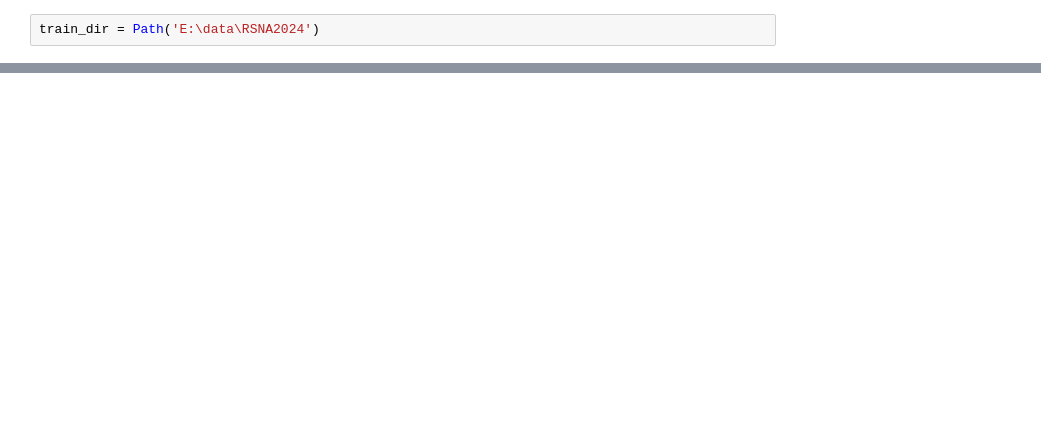
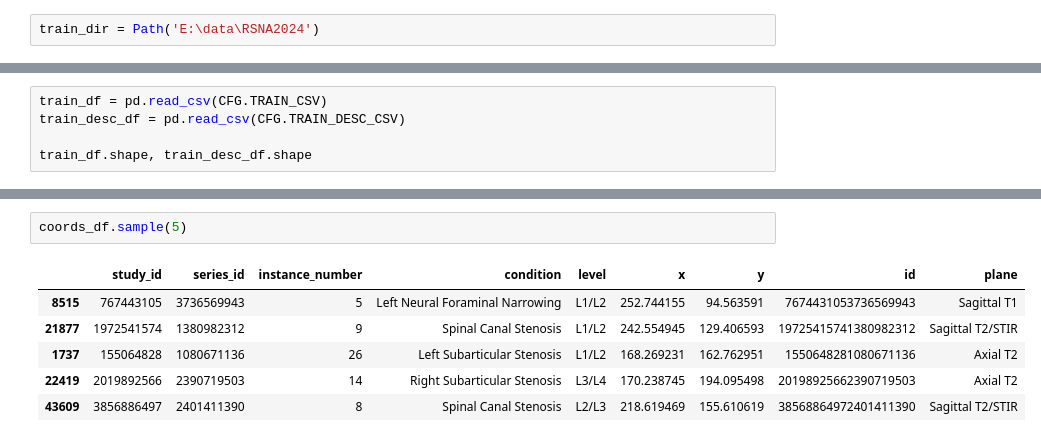
Before and after one commit to rosulucian/deep_learning_playground, a Jupyter notebook: kaggle/RSNA/EDA.ipynb, the cells around one changed output, grey strips where cells are left out. Cells and saved outputs as stored; diff of their text form; blank space fills up the shorter version.

```diff
--- a/kaggle/RSNA/EDA.ipynb
+++ b/kaggle/RSNA/EDA.ipynb
@@ -13,0 +23,5 @@ class CFG:
+# %%
+train_df = pd.read_csv(CFG.TRAIN_CSV)
+train_desc_df = pd.read_csv(CFG.TRAIN_DESC_CSV)
+
+train_df.shape, train_desc_df.shape
@@ -13,0 +111,9 @@ class CFG:
+# %%
+coords_df.sample(5)
+# %% [output]
+|  | study_id | series_id | instance_number | condition | level | x | y | id | plane |
+| 8515 | 767443105 | 3736569943 | 5 | Left Neural Foraminal Narrowing | L1/L2 | 252.744155 | 94.563591 | 7674431053736569943 | Sagittal T1 |
+| 21877 | 1972541574 | 1380982312 | 9 | Spinal Canal Stenosis | L1/L2 | 242.554945 | 129.406593 | 19725415741380982312 | Sagittal T2/STIR |
+| 1737 | 155064828 | 1080671136 | 26 | Left Subarticular Stenosis | L1/L2 | 168.269231 | 162.762951 | 1550648281080671136 | Axial T2 |
+| 22419 | 2019892566 | 2390719503 | 14 | Right Subarticular Stenosis | L3/L4 | 170.238745 | 194.095498 | 20198925662390719503 | Axial T2 |
+| 43609 | 3856886497 | 2401411390 | 8 | Spinal Canal Stenosis | L2/L3 | 218.619469 | 155.610619 | 38568864972401411390 | Sagittal T2/STIR |
```
Also changed, not shown: parts of 32 cells of this notebook, 5 other files.
